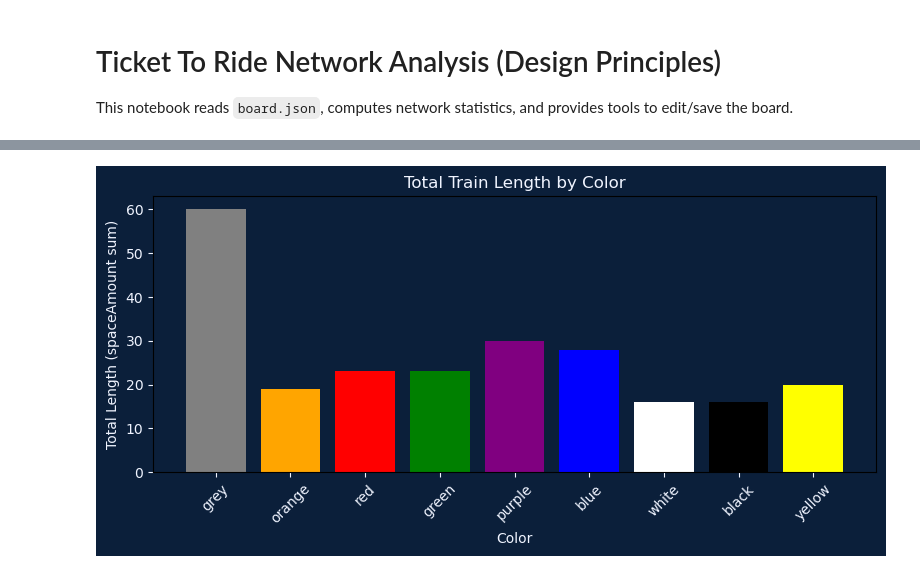
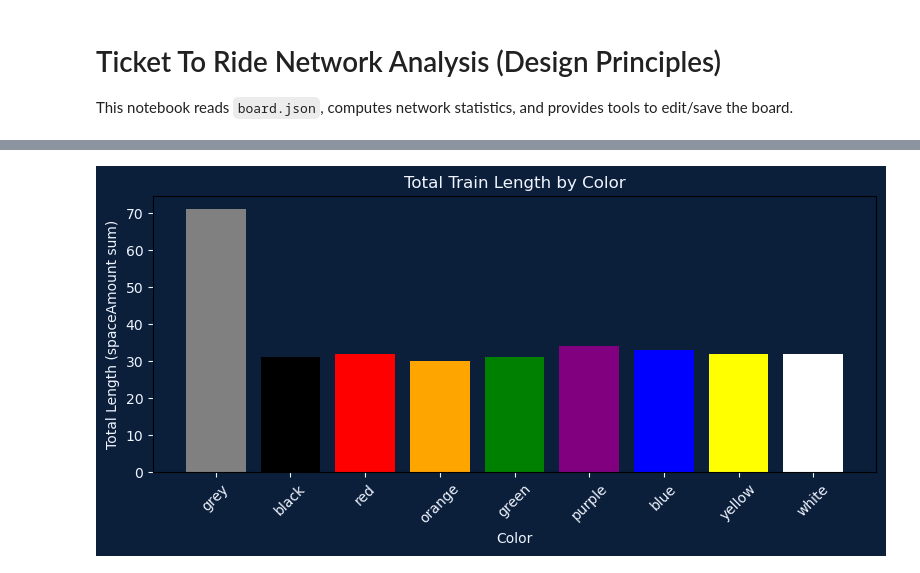
Before and after one commit to chenzituo/TTR_Stats, a Jupyter notebook: analysis_design_principles.ipynb, the cells around one changed output, grey strips where cells are left out. Cells and saved outputs as stored; diff of their text form; code cells hidden in the pictures.

```diff
--- a/analysis_design_principles.ipynb
+++ b/analysis_design_principles.ipynb
@@ -29,6 +29,8 @@ for r in roads:
         continue
     a, b = ids
     w = int(r.get("spaceAmount", 0) or 0)
+    if r.get("tunnelCostDouble"):
+        w *= 2
     adj.setdefault(a, set()).add(b)
     adj.setdefault(b, set()).add(a)
     edges.append((a, b, w))
@@ -123,28 +125,30 @@ Yerevan 0.185
 # %%
 # Color statistics by total train count (spaceAmount per lane)
 from collections import defaultdict
 
 color_totals = defaultdict(int)
 for r in roads:
     lanes = r.get("lanes", [])
     length = int(r.get("spaceAmount", 0) or 0)
+    if r.get("tunnelCostDouble"):
+        length *= 2
     for lane in lanes:
         color = lane.get("colour", "grey")
         color_totals[color] += length
 
 colors = list(color_totals.keys())
 values = [color_totals[c] for c in colors]
 
 fig, ax = plt.subplots(figsize=(8, 4))
 fig.patch.set_facecolor("#0b1f3a")
 ax.set_facecolor("#0b1f3a")
 ax.bar(colors, values, color=colors)
 ax.set_title("Total Train Length by Color", color="#f0f4ff")
 ax.set_xlabel("Color", color="#f0f4ff")
 ax.set_ylabel("Total Length (spaceAmount sum)", color="#f0f4ff")
 plt.xticks(rotation=45, color="#f0f4ff")
 ax.tick_params(colors="#f0f4ff")
 plt.tight_layout()
 plt.show()
 # %% [output]
-[figure, old version]
+[figure, new version]
```
Also changed, not shown: parts of 5 cells of this notebook, 3 other files.
